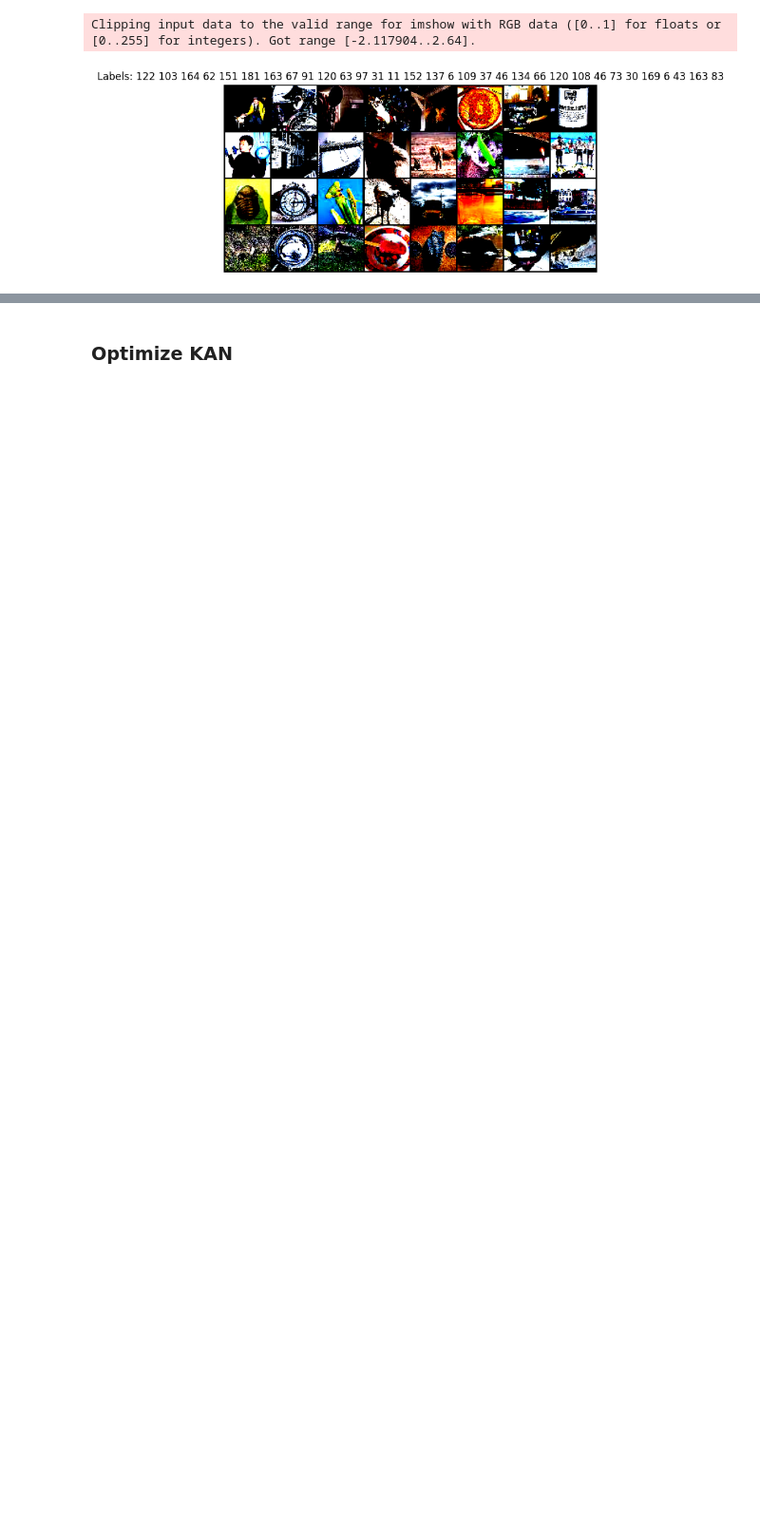
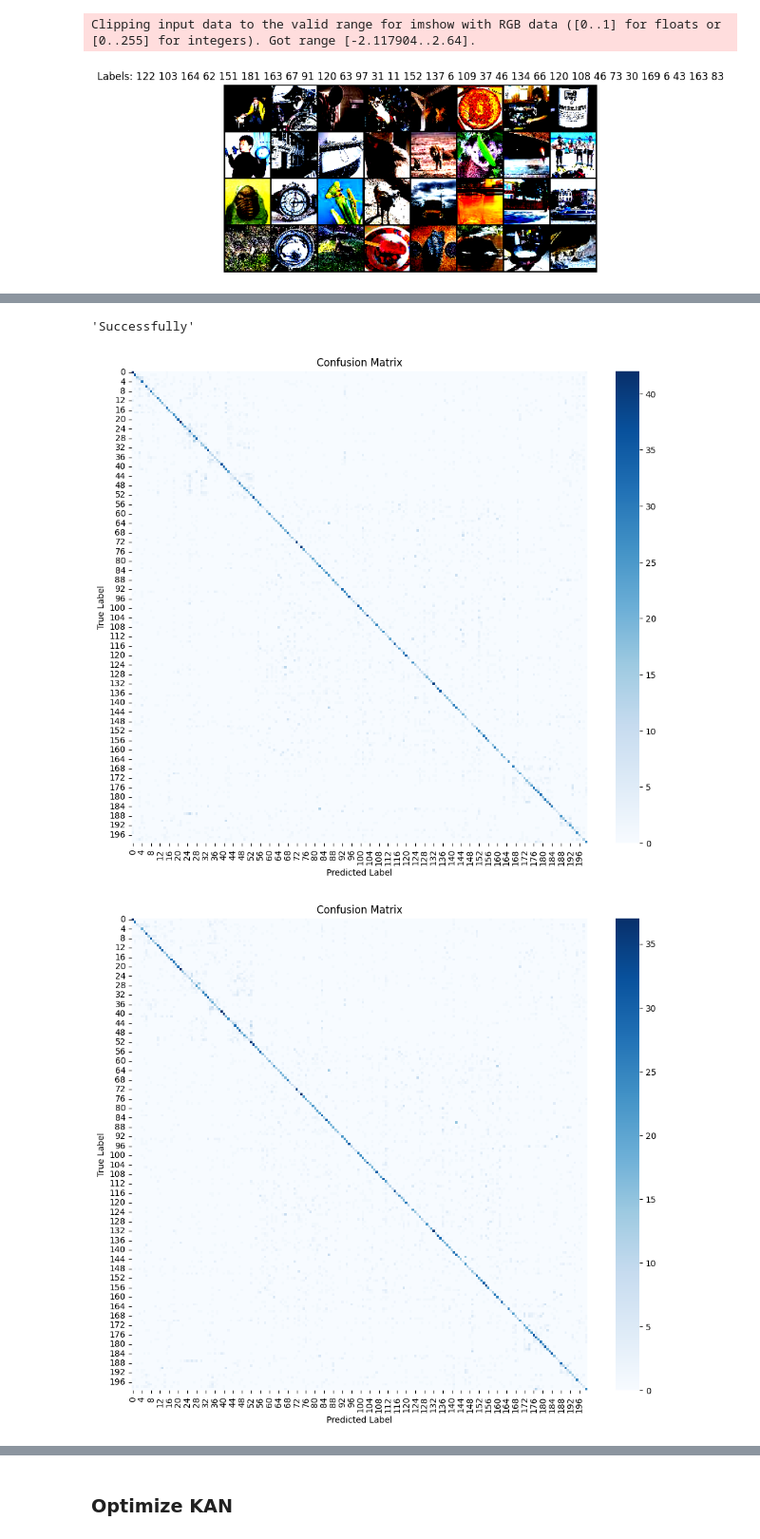
Before and after one commit to edwardduda/MLsp2025_project, a Jupyter notebook: ML445-2025.ipynb, the cells around one changed output, grey strips where cells are left out. Shown at 95% size. Cells and saved outputs as stored; diff of their text form; code cells hidden in the pictures; blank space fills up the shorter version.

```diff
--- a/ML445-2025.ipynb
+++ b/ML445-2025.ipynb
@@ -373,7 +373,7 @@ class KANCNN(nn.Module):
                  n_classes: int = 200,
                  input_shape=(3, 64, 64),
                  ch1: int = 64, ch2: int = 128, ch3: int = 256, ch4: int = 512,
-                 kan_1: int = 384, kan_2: int = 384, kan_3: int = 200,
+                 kan_1: int = 384, kan_2: int = 200,
                  spline_cp: int = 7, spline_deg: int = 3,
                  range_min: float = -3.0, range_max: float = 90.0,
                  dropout_p: float = 0.1):
@@ -413,14 +413,11 @@ class KANCNN(nn.Module):
         self.kan1 = nn.Linear(flat_dim, kan_1)
         self.kan1_act = BSplineActivation(spline_cp, spline_deg, range_min, range_max)
 
-        #self.kan2 = nn.Linear(kan_1, kan_2)
-        #self.kan2_act = BSplineActivation(spline_cp, spline_deg, range_min, range_max)
-
-        self.kan3 = nn.Linear(kan_1, kan_3)
-        self.kan3_act = BSplineActivation(spline_cp, spline_deg, range_min, range_max)
+        self.kan2 = nn.Linear(kan_1, kan_2)
+        self.kan2_act = BSplineActivation(spline_cp, spline_deg, range_min, range_max)
 
         # Optional: final classifier to logits (comment out if not needed)
-        self.classifier = nn.Linear(kan_3, n_classes)
+        self.classifier = nn.Linear(kan_2, n_classes)
 
     # ── 3. Forward pass ────────────────────────────────────────────────
     def forward(self, x: torch.Tensor) -> torch.Tensor:
@@ -431,8 +428,7 @@ class KANCNN(nn.Module):
         x = self.gap(x).view(x.size(0), -1)
 
         x = self.kan1_act(self.kan1(x))
-        #x = self.kan2_act(self.kan2(x))
-        x = self.kan3_act(self.kan3(x))
+        x = self.kan2_act(self.kan2(x))
 
         logits = self.classifier(x)
         return logits
@@ -766,0 +806,21 @@ print(f"""
+# %%
+import pandas as pd
+
+# Create a dictionary with the data
+data = {
+    'Model': ['MLP-based CNN', 'B-Spline-based CNN'],
+    'Size (MB)': [b_model_size, k_model_size],
+    'Inference FLOPS (GFLOPs)': [b_macs_gflops, k_macs_gflops],
+    'Parameters (M)': [b_params_m, k_params_m],
+    'Avg Inference Time (ms)': [b_avg_inference_time, k_avg_inference_time]
+}
+
+# Create the DataFrame
+df = pd.DataFrame(data)
+
+# Display the DataFrame
+print(df)
+
+plot_confusion_matrix(baseline, test_loader=test_loader)
+plot_confusion_matrix(kan, test_loader=test_loader)
+# %% [output]
@@ -766,0 +834,3 @@ print(f"""
+'Successfully'
+[figure, added]
+[figure, added]
```
Also changed, not shown: parts of 13 cells of this notebook, 6 other files.
